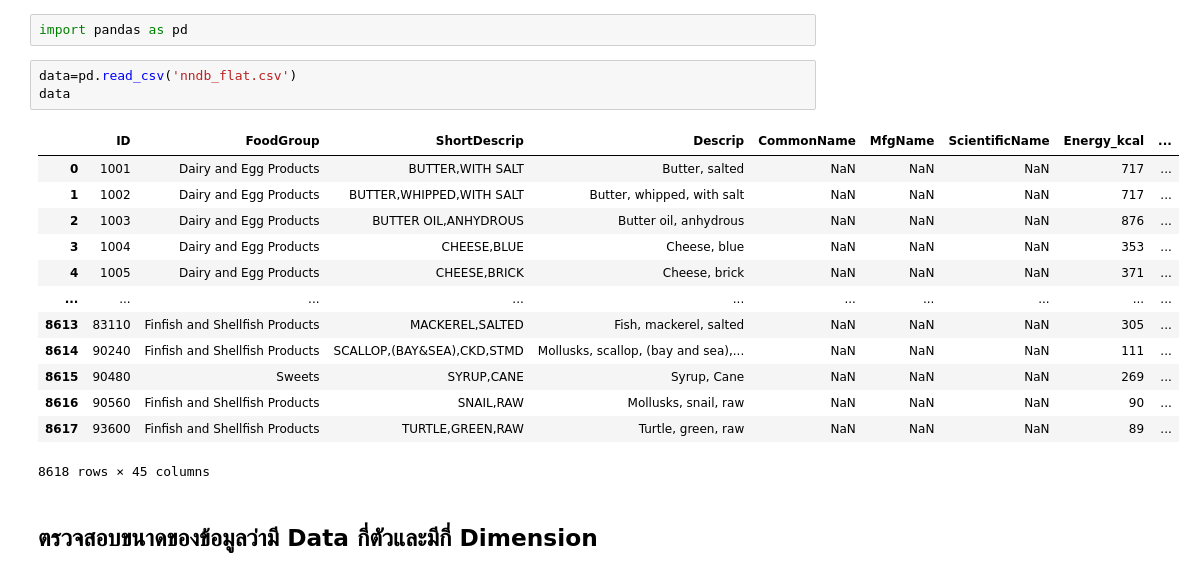
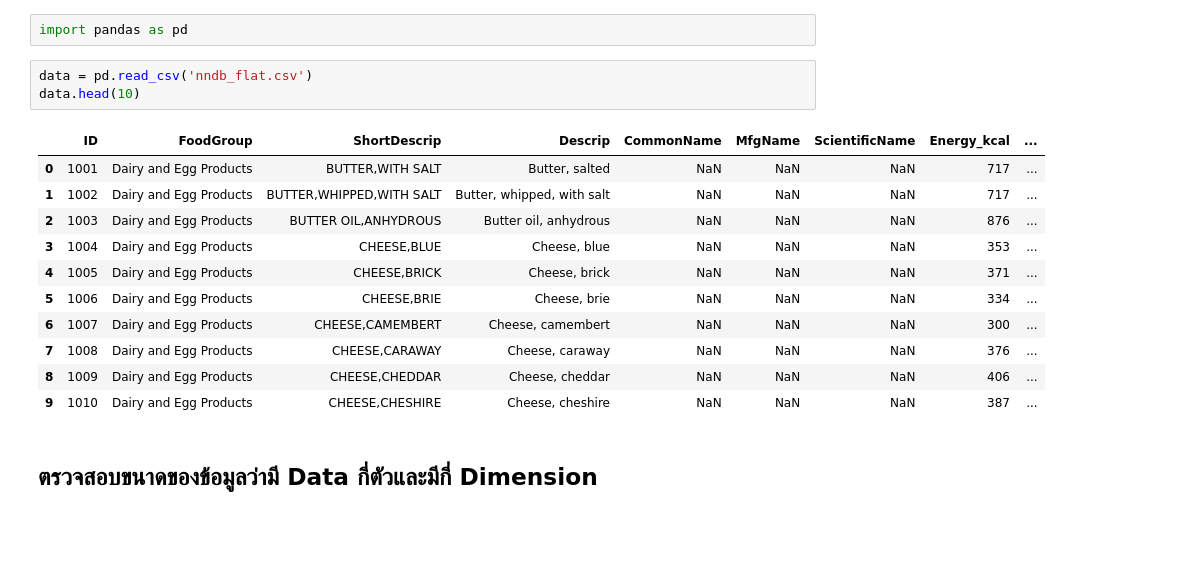
Before and after one commit to Pornchita2541/Multivariate, a Jupyter notebook: Chapter3_PCA.ipynb, the cells around one changed output. Saved outputs shown, nothing was run; the diff lists cells and outputs as text; blank space fills up the shorter version.

```diff
--- a/Chapter3_PCA.ipynb
+++ b/Chapter3_PCA.ipynb
@@ -411,22 +411,20 @@ plt.plot(new_pca[100:,0],new_pca[100:,1],'oy')
 # %%
 import pandas as pd
 # %%
-data=pd.read_csv('nndb_flat.csv')
-data
+data = pd.read_csv('nndb_flat.csv')
+data.head(10)
 # %% [output]
 |  | ID | FoodGroup | ShortDescrip | Descrip | CommonName | MfgName | ScientificName | Energy_kcal | ... |
 | 0 | 1001 | Dairy and Egg Products | BUTTER,WITH SALT | Butter, salted | NaN | NaN | NaN | 717 | ... |
 | 1 | 1002 | Dairy and Egg Products | BUTTER,WHIPPED,WITH SALT | Butter, whipped, with salt | NaN | NaN | NaN | 717 | ... |
 | 2 | 1003 | Dairy and Egg Products | BUTTER OIL,ANHYDROUS | Butter oil, anhydrous | NaN | NaN | NaN | 876 | ... |
 | 3 | 1004 | Dairy and Egg Products | CHEESE,BLUE | Cheese, blue | NaN | NaN | NaN | 353 | ... |
 | 4 | 1005 | Dairy and Egg Products | CHEESE,BRICK | Cheese, brick | NaN | NaN | NaN | 371 | ... |
-| ... | ... | ... | ... | ... | ... | ... | ... | ... | ... |
-| 8613 | 83110 | Finfish and Shellfish Products | MACKEREL,SALTED | Fish, mackerel, salted | NaN | NaN | NaN | 305 | ... |
-| 8614 | 90240 | Finfish and Shellfish Products | SCALLOP,(BAY&SEA),CKD,STMD | Mollusks, scallop, (bay and sea),... | NaN | NaN | NaN | 111 | ... |
-| 8615 | 90480 | Sweets | SYRUP,CANE | Syrup, Cane | NaN | NaN | NaN | 269 | ... |
-| 8616 | 90560 | Finfish and Shellfish Products | SNAIL,RAW | Mollusks, snail, raw | NaN | NaN | NaN | 90 | ... |
-| 8617 | 93600 | Finfish and Shellfish Products | TURTLE,GREEN,RAW | Turtle, green, raw | NaN | NaN | NaN | 89 | ... |
+| 5 | 1006 | Dairy and Egg Products | CHEESE,BRIE | Cheese, brie | NaN | NaN | NaN | 334 | ... |
+| 6 | 1007 | Dairy and Egg Products | CHEESE,CAMEMBERT | Cheese, camembert | NaN | NaN | NaN | 300 | ... |
+| 7 | 1008 | Dairy and Egg Products | CHEESE,CARAWAY | Cheese, caraway | NaN | NaN | NaN | 376 | ... |
+| 8 | 1009 | Dairy and Egg Products | CHEESE,CHEDDAR | Cheese, cheddar | NaN | NaN | NaN | 406 | ... |
+| 9 | 1010 | Dairy and Egg Products | CHEESE,CHESHIRE | Cheese, cheshire | NaN | NaN | NaN | 387 | ... |
-8618 rows × 45 columns
 # %% [markdown]
 ## ตรวจสอบขนาดของข้อมูลว่ามี Data กี่ตัวและมีกี่ Dimension
 # %%
```
Also changed, not shown: parts of 8 cells of this notebook.
